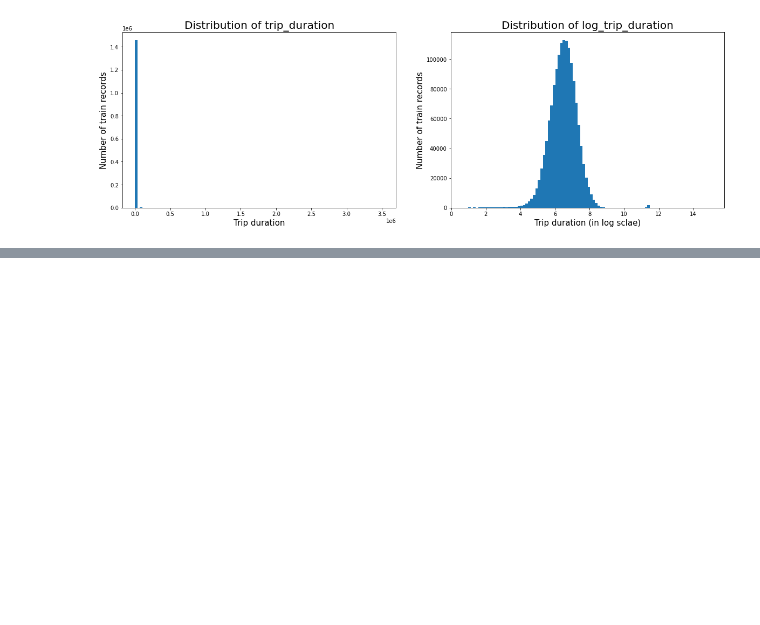
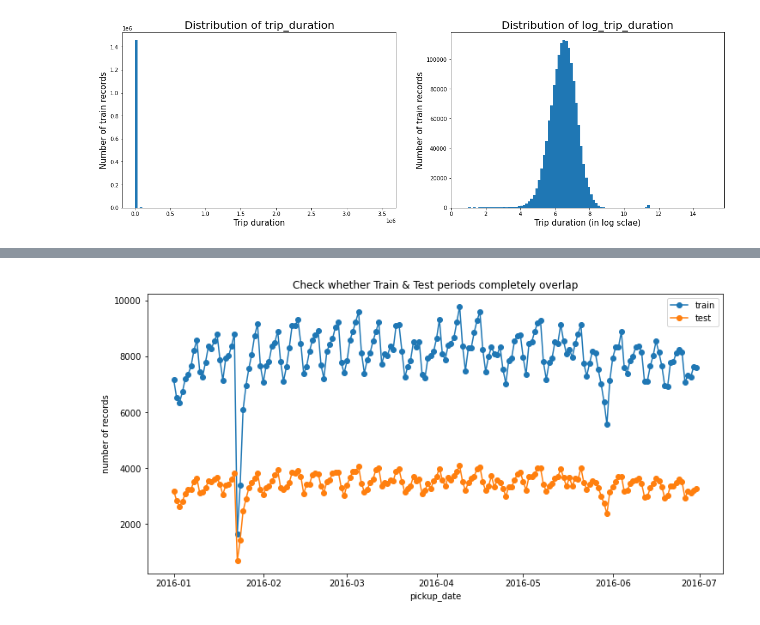
Before and after one commit to sam351/competitions, a Jupyter notebook: kaggle_NY-taxi/200625_NY-taxi_study-03_from-EDA-to-the-Top.ipynb, the cells around one changed output, grey strips where cells are left out. Cells and saved outputs as stored; diff of their text form; code cells hidden in the pictures; blank space fills up the shorter version.

```diff
--- a/kaggle_NY-taxi/200625_NY-taxi_study-03_from-EDA-to-the-Top.ipynb
+++ b/kaggle_NY-taxi/200625_NY-taxi_study-03_from-EDA-to-the-Top.ipynb
@@ -126,0 +132,10 @@ plt.show()
+# %%
+plt.figure(figsize=(12, 6))
+train.groupby('pickup_date')['id'].count().plot(style='-o', label='train')
+test.groupby('pickup_date')['id'].count().plot(style='-o', label='test')
+plt.title('Check whether Train & Test periods completely overlap')
+plt.ylabel('number of records')
+plt.legend()
+plt.show()
+# %% [output]
+[figure, added]
```
Also changed, not shown: parts of 5 cells of this notebook.
